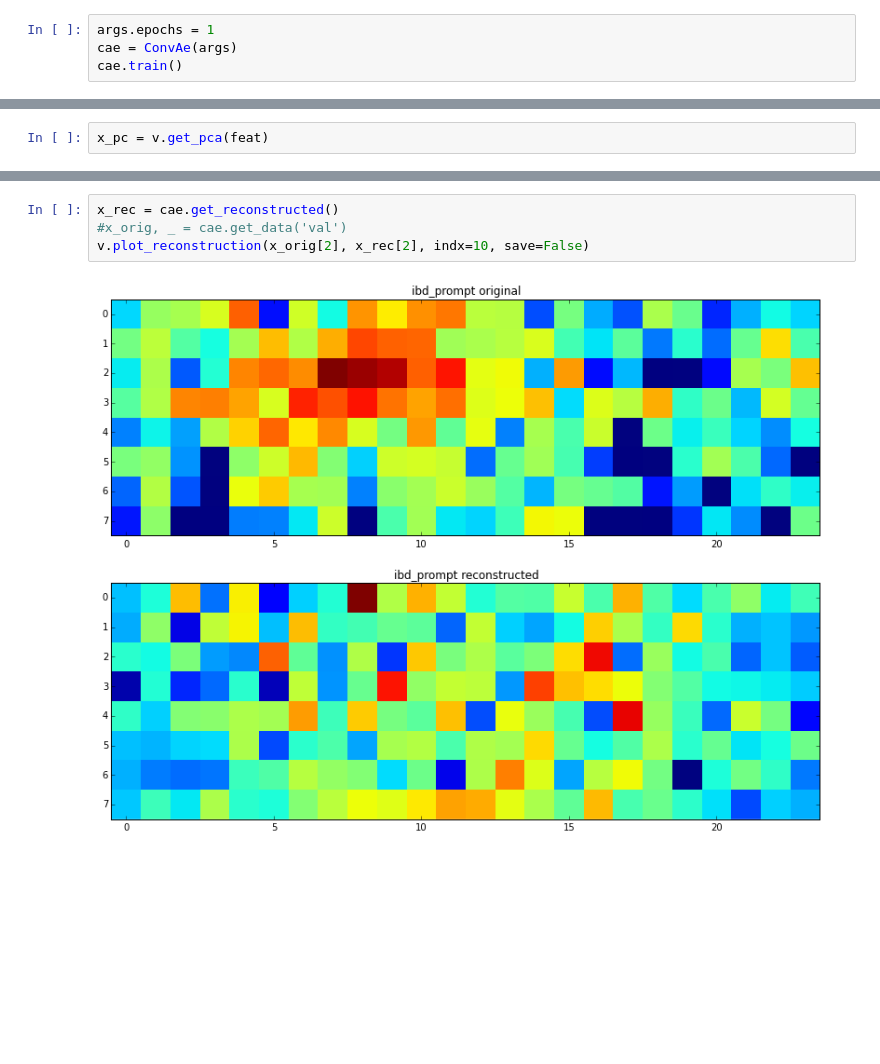
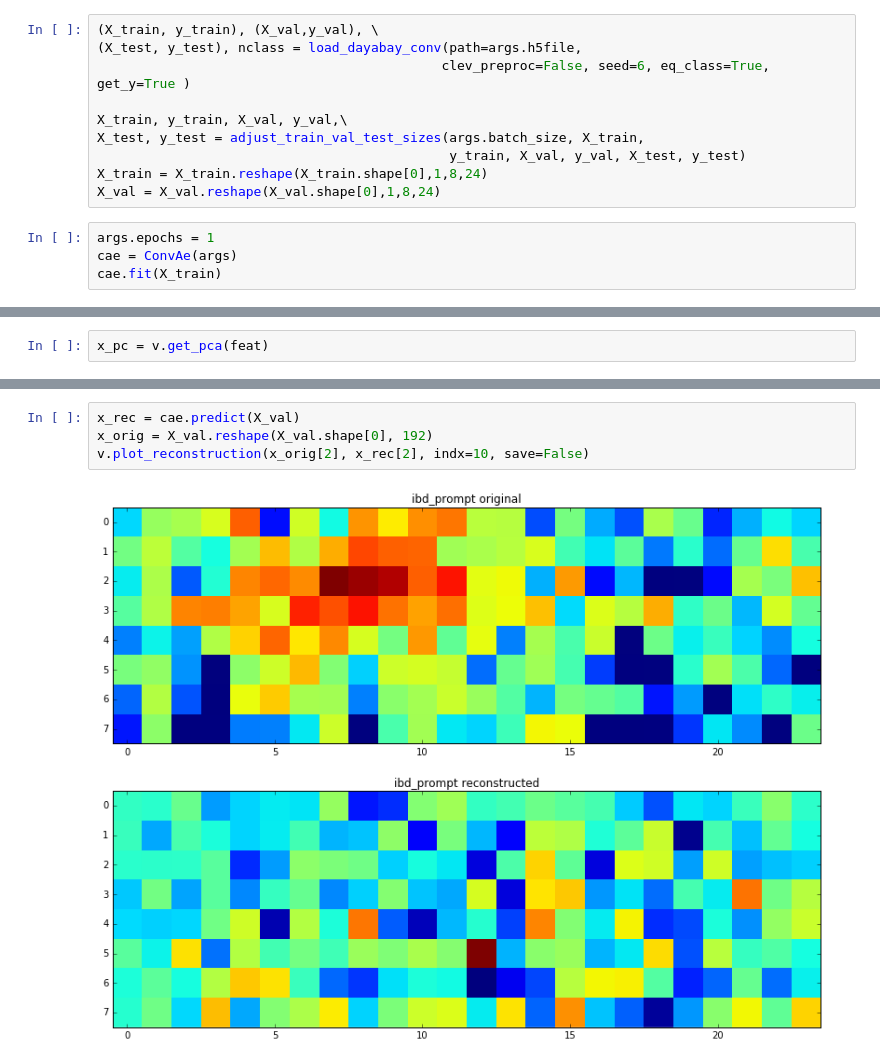
Before and after one commit to NERSC/dayabay-learn, a Jupyter notebook: conv_ae_dayabay.ipynb, the cells around one changed output, grey strips where cells are left out. Cells and saved outputs as stored; diff of their text form; blank space fills up the shorter version.

Commit message:
cleaned up conv-ae class and fixed issue with feature extraction

```diff
--- a/conv_ae_dayabay.ipynb
+++ b/conv_ae_dayabay.ipynb
@@ -60,9 +63,19 @@ def setup_parser():
 
 sys.argv = sys.argv[5:] # only for iPython to skip all the ipython command line arguments
 args = setup_parser()
+# %%
+(X_train, y_train), (X_val,y_val), \
+(X_test, y_test), nclass = load_dayabay_conv(path=args.h5file,
+                                            clev_preproc=False, seed=6, eq_class=True, get_y=True )
+
+X_train, y_train, X_val, y_val,\
+X_test, y_test = adjust_train_val_test_sizes(args.batch_size, X_train,
+                                             y_train, X_val, y_val, X_test, y_test)
+X_train = X_train.reshape(X_train.shape[0],1,8,24)
+X_val = X_val.reshape(X_val.shape[0],1,8,24)
 # %%
 args.epochs = 1
 cae = ConvAe(args)
-cae.train()
+cae.fit(X_train)
 # %% [output]
 Training with 26240 training example
@@ -99,6 +95,6 @@ v.plot_features(x_pc,save=False)
 # %%
-x_rec = cae.get_reconstructed()
-#x_orig, _ = cae.get_data('val')
+x_rec = cae.predict(X_val)
+x_orig = X_val.reshape(X_val.shape[0], 192)
 v.plot_reconstruction(x_orig[2], x_rec[2], indx=10, save=False)
 # %% [output]
-[figure, old version]
+[figure, new version]
```
Also changed, not shown: parts of 10 cells of this notebook, 1 other file.
